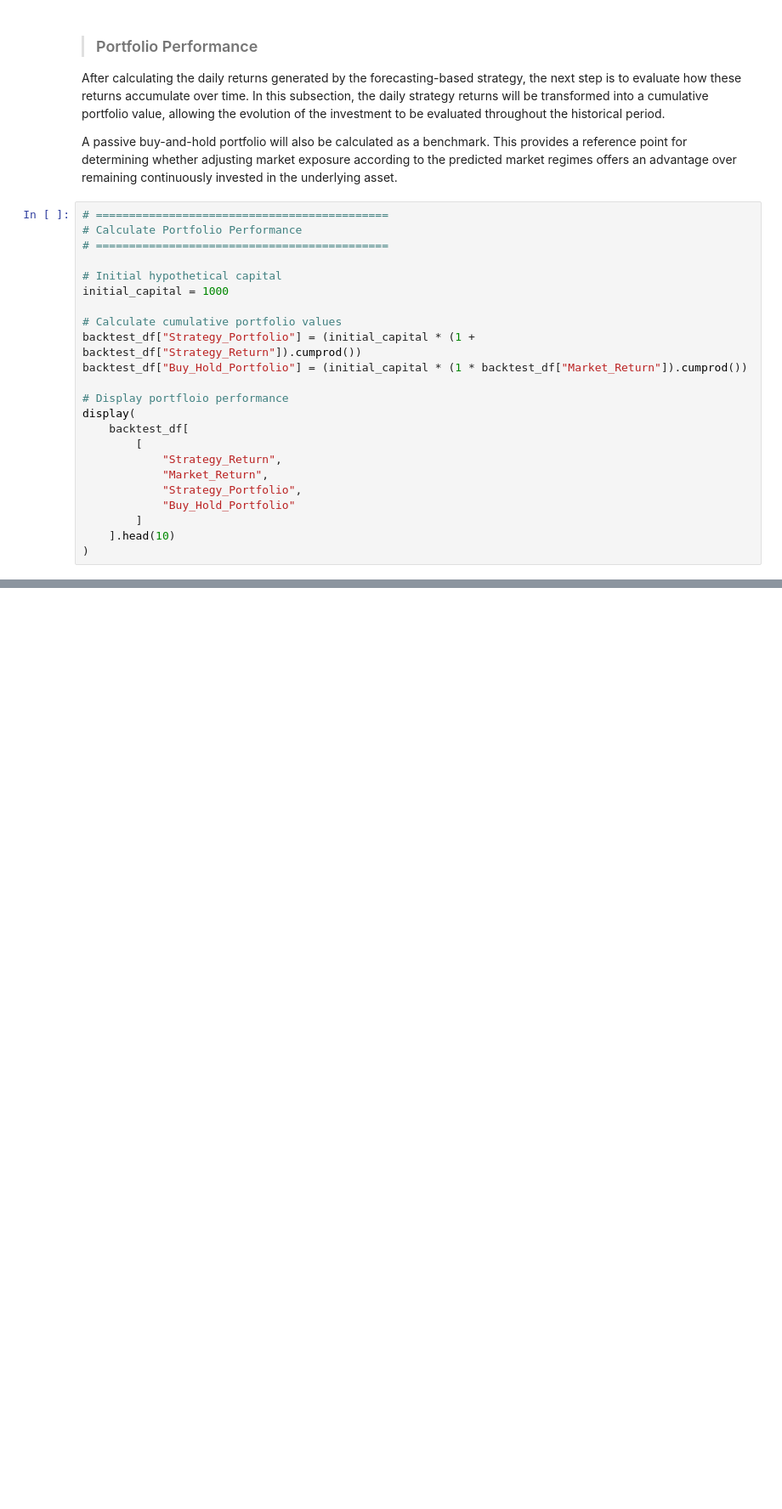
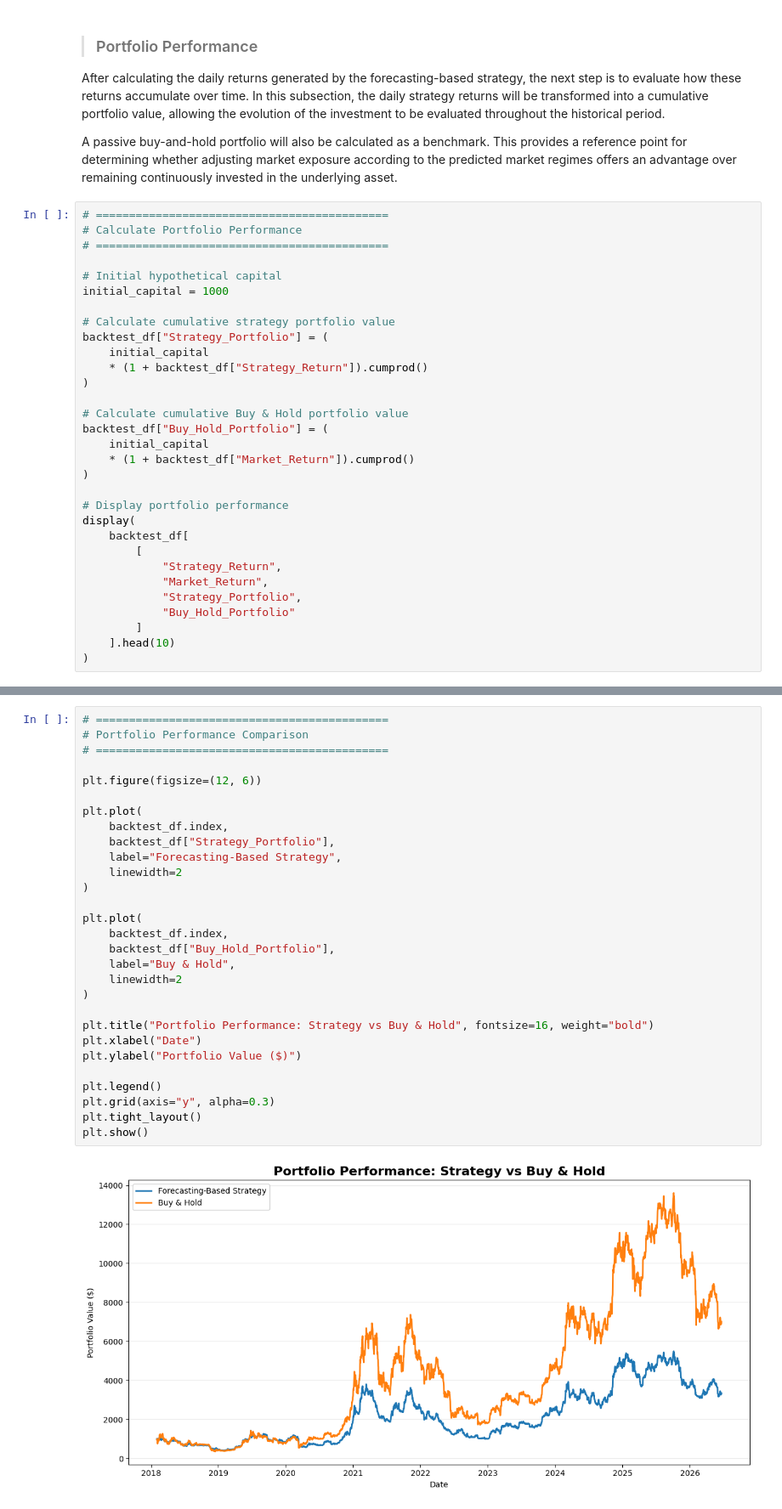
Before and after one commit to GaelRendon/Financial-market-regime-detetcion-system, a Jupyter notebook: notebooks/08_strategy_evaluation.ipynb, the cells around one changed output, grey strips where cells are left out. Shown at 85% size. Saved outputs shown, nothing was run; the diff lists cells and outputs as text; blank space fills up the shorter version.

```diff
--- a/notebooks/08_strategy_evaluation.ipynb
+++ b/notebooks/08_strategy_evaluation.ipynb
@@ -401,11 +401,19 @@ A passive buy-and-hold portfolio will also be calculated as a benchmark. This pr
 # Initial hypothetical capital
 initial_capital = 1000
 
-# Calculate cumulative portfolio values
-backtest_df["Strategy_Portfolio"] = (initial_capital * (1 + backtest_df["Strategy_Return"]).cumprod())
-backtest_df["Buy_Hold_Portfolio"] = (initial_capital * (1 * backtest_df["Market_Return"]).cumprod())
+# Calculate cumulative strategy portfolio value
+backtest_df["Strategy_Portfolio"] = (
+    initial_capital
+    * (1 + backtest_df["Strategy_Return"]).cumprod()
+)
 
-# Display portfloio performance
+# Calculate cumulative Buy & Hold portfolio value
+backtest_df["Buy_Hold_Portfolio"] = (
+    initial_capital
+    * (1 + backtest_df["Market_Return"]).cumprod()
+)
+
+# Display portfolio performance
 display(
     backtest_df[
         [
@@ -436,0 +448,31 @@ Date
+# %%
+# ============================================
+# Portfolio Performance Comparison
+# ============================================
+
+plt.figure(figsize=(12, 6))
+
+plt.plot(
+    backtest_df.index,
+    backtest_df["Strategy_Portfolio"],
+    label="Forecasting-Based Strategy",
+    linewidth=2
+)
+
+plt.plot(
+    backtest_df.index,
+    backtest_df["Buy_Hold_Portfolio"],
+    label="Buy & Hold",
+    linewidth=2
+)
+
+plt.title("Portfolio Performance: Strategy vs Buy & Hold", fontsize=16, weight="bold")
+plt.xlabel("Date")
+plt.ylabel("Portfolio Value ($)")
+
+plt.legend()
+plt.grid(axis="y", alpha=0.3)
+plt.tight_layout()
+plt.show()
+# %% [output]
+[figure, added]
```
Also changed, not shown: parts of 6 cells of this notebook.
